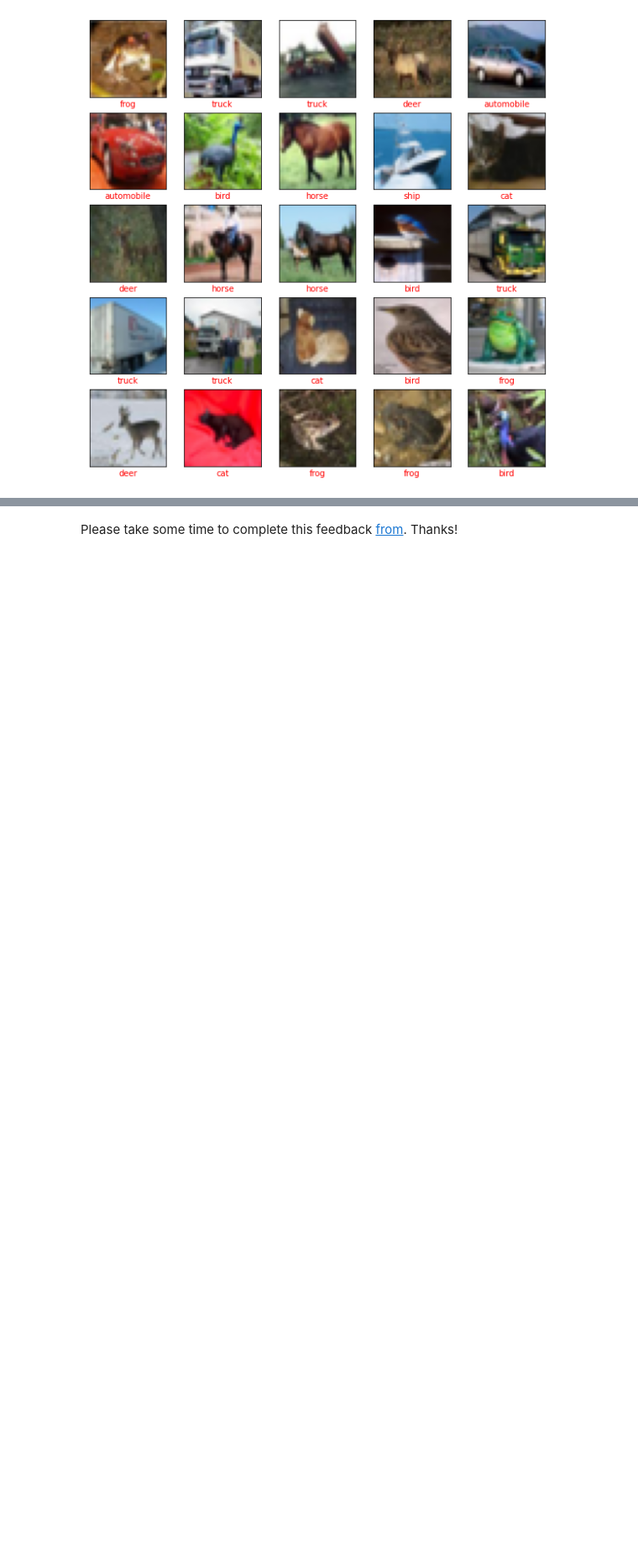
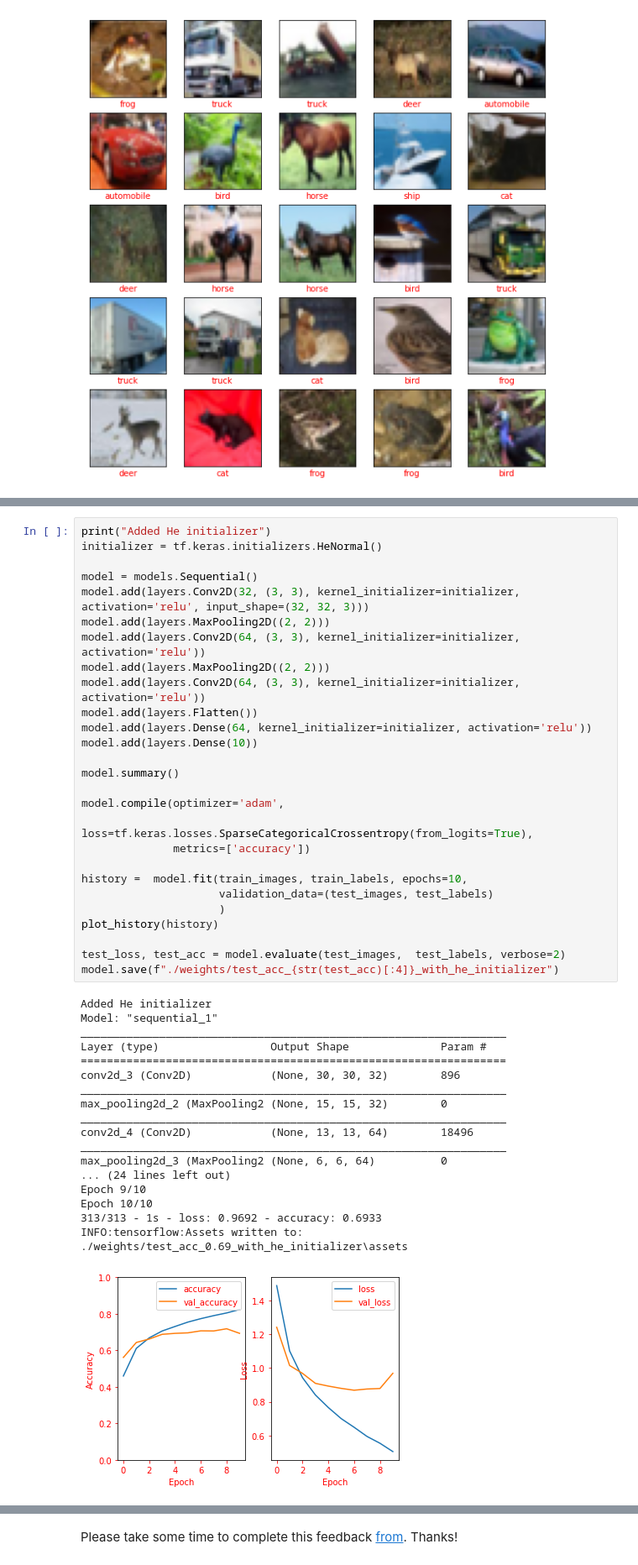
Before and after one commit to ComanacDragos/ComputerVisionAndDeepLearning, a Jupyter notebook: lab3/Computer_Vision_and_Deep_Learning_Laboratory_3_[students].ipynb, the cells around one changed output, grey strips where cells are left out. Shown at 84% size. Cells and saved outputs as stored; diff of their text form; blank space fills up the shorter version.

```diff
--- a/lab3/Computer_Vision_and_Deep_Learning_Laboratory_3_[students].ipynb
+++ b/lab3/Computer_Vision_and_Deep_Learning_Laboratory_3_[students].ipynb
@@ -672,0 +763,46 @@ dict_keys(['loss', 'accuracy', 'val_loss', 'val_accuracy'])
+# %%
+print("Added He initializer")
+initializer = tf.keras.initializers.HeNormal()
+
+model = models.Sequential()
+model.add(layers.Conv2D(32, (3, 3), kernel_initializer=initializer, activation='relu', input_shape=(32, 32, 3)))
+model.add(layers.MaxPooling2D((2, 2)))
+model.add(layers.Conv2D(64, (3, 3), kernel_initializer=initializer, activation='relu'))
+model.add(layers.MaxPooling2D((2, 2)))
+model.add(layers.Conv2D(64, (3, 3), kernel_initializer=initializer, activation='relu'))
+model.add(layers.Flatten())
+model.add(layers.Dense(64, kernel_initializer=initializer, activation='relu'))
+model.add(layers.Dense(10))
+
+model.summary()
+
+model.compile(optimizer='adam',
+              loss=tf.keras.losses.SparseCategoricalCrossentropy(from_logits=True),
+              metrics=['accuracy'])
+
+history =  model.fit(train_images, train_labels, epochs=10,
+                     validation_data=(test_images, test_labels)
+                     )
+plot_history(history)
+
+test_loss, test_acc = model.evaluate(test_images,  test_labels, verbose=2)
+model.save(f"./weights/test_acc_{str(test_acc)[:4]}_with_he_initializer")
+# %% [output]
+Added He initializer
+Model: "sequential_1"
+_________________________________________________________________
+Layer (type)                 Output Shape              Param #
+=================================================================
+conv2d_3 (Conv2D)            (None, 30, 30, 32)        896
+_________________________________________________________________
+max_pooling2d_2 (MaxPooling2 (None, 15, 15, 32)        0
+_________________________________________________________________
+conv2d_4 (Conv2D)            (None, 13, 13, 64)        18496
+_________________________________________________________________
+max_pooling2d_3 (MaxPooling2 (None, 6, 6, 64)          0
+... (24 lines left out)
+Epoch 9/10
+Epoch 10/10
+313/313 - 1s - loss: 0.9692 - accuracy: 0.6933
+INFO:tensorflow:Assets written to: ./weights/test_acc_0.69_with_he_initializer\assets
+[figure, added]
```
Also changed, not shown: parts of 13 cells of this notebook, 20 other files.
